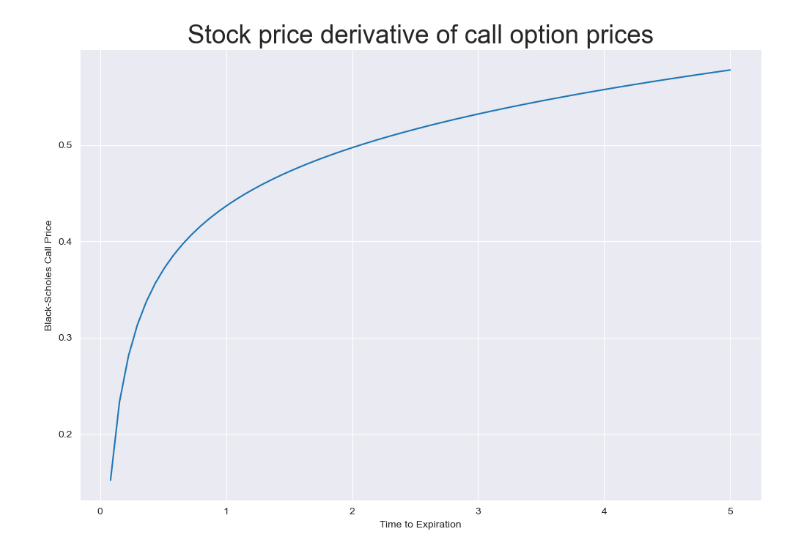
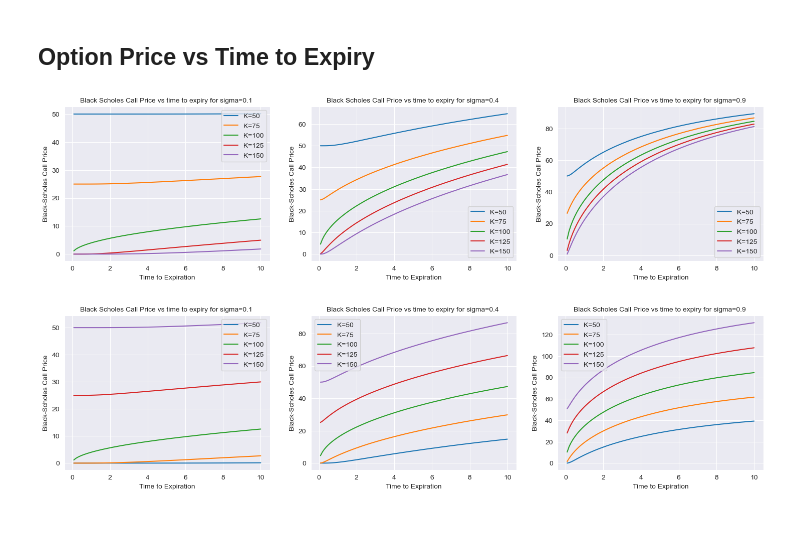
Before and after one commit to shabarishch/Quantfinancebootcamp, a Jupyter notebook: miniproject3.ipynb, the cells around one changed output. Saved outputs shown, nothing was run; the diff lists cells and outputs as text; code cells hidden in the pictures; blank space fills up the shorter version.

Commit message:
Generated Miniproject3 graphs

```diff
--- a/miniproject3.ipynb
+++ b/miniproject3.ipynb
@@ -90,19 +52,40 @@ plt.show()
-# %%
-S0 = 100
-K = 110
-sigma = .3
-times = np.linspace(1/12, 5, 70)
-epsilon = 0.005
-
-
-call_prices = [(bs_call(S0*(1+epsilon),K,sigma, t = times[i]) - bs_call(S0,K,sigma, t = times[i]))/(S0*epsilon) for i in range(len(times))]
-
-
-plt.figure(figsize = (12,8))
-plt.title('Stock price derivative of call option prices', size = 25)
-plt.plot(times, call_prices)
-plt.xlabel('Time to Expiration')
-plt.ylabel('Black-Scholes Call Price')
-plt.show()
-# %% [output]
-[figure, removed]
+# %% [markdown]
+## Option Price vs Time to Expiry
+# %%
+S0 = 100
+K = [50,75,100,125,150]
+sigma_list = [0.1, 0.4, 0.9]
+times = np.linspace(1/12, 10, 100)
+
+fig, axes = plt.subplots(1, 3, figsize=(18, 4))
+
+for i in range(len(sigma_list)):
+    for strike_price in K:
+        axes[i].plot(times, [bs_call(S0,strike_price,sigma_list[i], t = times[j]) for j in range(len(times))], label=f'K={strike_price}')
+    axes[i].set_xlabel('Time to Expiration')
+    axes[i].set_ylabel('Black-Scholes Call Price')
+    axes[i].set_title(f'Black Scholes Call Price vs time to expiry for sigma={sigma_list[i]} ', size = 10)
+    axes[i].legend()
+
+plt.show()
+# %% [output]
+[figure, added]
+# %%
+S0 = 100
+K = [50,75,100,125,150]
+sigma_list = [0.1, 0.4, 0.9]
+times = np.linspace(1/12, 10, 100)
+
+fig, axes = plt.subplots(1, 3, figsize=(18, 4))
+
+for i in range(len(sigma_list)):
+    for strike_price in K:
+        axes[i].plot(times, [bs_put(S0,strike_price,sigma_list[i], t = times[j]) for j in range(len(times))], label=f'K={strike_price}')
+    axes[i].set_xlabel('Time to Expiration')
+    axes[i].set_ylabel('Black-Scholes Call Price')
+    axes[i].set_title(f'Black Scholes Call Price vs time to expiry for sigma={sigma_list[i]} ', size = 10)
+    axes[i].legend()
+
+plt.show()
+# %% [output]
+[figure, added]
```
Also changed, not shown: parts of 11 cells of this notebook, 1 other file.
